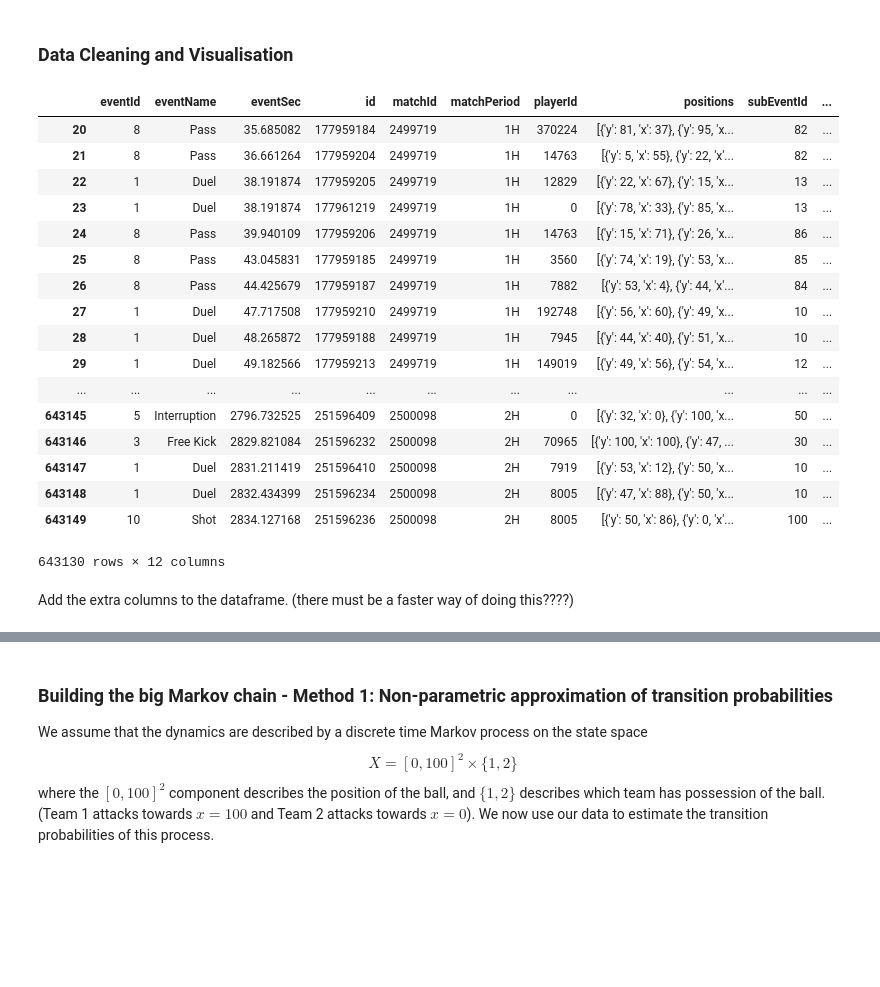
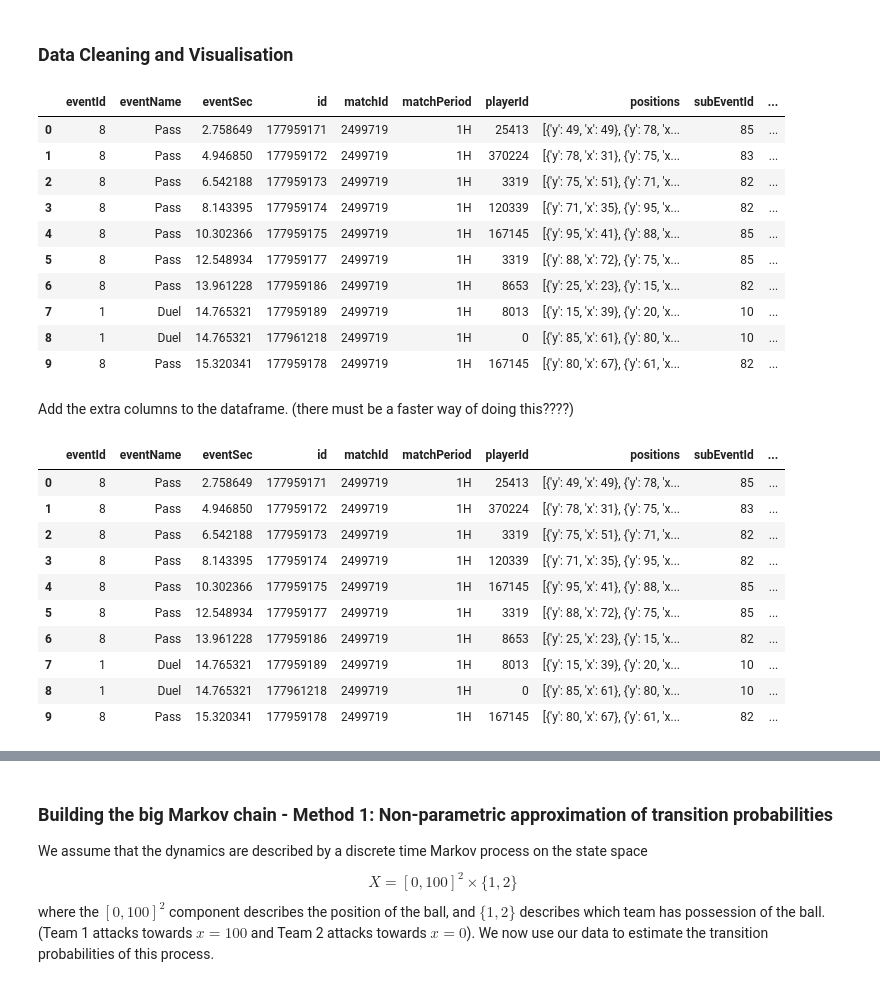
Before and after one commit to gdc17/football-markov-modelling, a Jupyter notebook: football_markov.ipynb, the cells around one changed output, grey strips where cells are left out. Cells and saved outputs as stored; diff of their text form; code cells hidden in the pictures; blank space fills up the shorter version.

```diff
--- a/football_markov.ipynb
+++ b/football_markov.ipynb
@@ -17,27 +17,20 @@ matches = pd.read_json("data/matches/matches_England.json")
 events = pd.read_json("data/events/events_England.json")
 teams = pd.read_json("data/teams.json")
 # %%
-# look at the events data
-events[20:]
+# look at the format of events data
+events[0:10]
 # %% [output]
 |  | eventId | eventName | eventSec | id | matchId | matchPeriod | playerId | positions | subEventId | ... |
-| 20 | 8 | Pass | 35.685082 | 177959184 | 2499719 | 1H | 370224 | [{'y': 81, 'x': 37}, {'y': 95, 'x... | 82 | ... |
-| 21 | 8 | Pass | 36.661264 | 177959204 | 2499719 | 1H | 14763 | [{'y': 5, 'x': 55}, {'y': 22, 'x'... | 82 | ... |
-| 22 | 1 | Duel | 38.191874 | 177959205 | 2499719 | 1H | 12829 | [{'y': 22, 'x': 67}, {'y': 15, 'x... | 13 | ... |
-| 23 | 1 | Duel | 38.191874 | 177961219 | 2499719 | 1H | 0 | [{'y': 78, 'x': 33}, {'y': 85, 'x... | 13 | ... |
-| 24 | 8 | Pass | 39.940109 | 177959206 | 2499719 | 1H | 14763 | [{'y': 15, 'x': 71}, {'y': 26, 'x... | 86 | ... |
-| 25 | 8 | Pass | 43.045831 | 177959185 | 2499719 | 1H | 3560 | [{'y': 74, 'x': 19}, {'y': 53, 'x... | 85 | ... |
-| 26 | 8 | Pass | 44.425679 | 177959187 | 2499719 | 1H | 7882 | [{'y': 53, 'x': 4}, {'y': 44, 'x'... | 84 | ... |
-| 27 | 1 | Duel | 47.717508 | 177959210 | 2499719 | 1H | 192748 | [{'y': 56, 'x': 60}, {'y': 49, 'x... | 10 | ... |
-| 28 | 1 | Duel | 48.265872 | 177959188 | 2499719 | 1H | 7945 | [{'y': 44, 'x': 40}, {'y': 51, 'x... | 10 | ... |
-| 29 | 1 | Duel | 49.182566 | 177959213 | 2499719 | 1H | 149019 | [{'y': 49, 'x': 56}, {'y': 54, 'x... | 12 | ... |
-| ... | ... | ... | ... | ... | ... | ... | ... | ... | ... | ... |
-| 643145 | 5 | Interruption | 2796.732525 | 251596409 | 2500098 | 2H | 0 | [{'y': 32, 'x': 0}, {'y': 100, 'x... | 50 | ... |
-| 643146 | 3 | Free Kick | 2829.821084 | 251596232 | 2500098 | 2H | 70965 | [{'y': 100, 'x': 100}, {'y': 47, ... | 30 | ... |
-| 643147 | 1 | Duel | 2831.211419 | 251596410 | 2500098 | 2H | 7919 | [{'y': 53, 'x': 12}, {'y': 50, 'x... | 10 | ... |
-| 643148 | 1 | Duel | 2832.434399 | 251596234 | 2500098 | 2H | 8005 | [{'y': 47, 'x': 88}, {'y': 50, 'x... | 10 | ... |
-| 643149 | 10 | Shot | 2834.127168 | 251596236 | 2500098 | 2H | 8005 | [{'y': 50, 'x': 86}, {'y': 0, 'x'... | 100 | ... |
+| 0 | 8 | Pass | 2.758649 | 177959171 | 2499719 | 1H | 25413 | [{'y': 49, 'x': 49}, {'y': 78, 'x... | 85 | ... |
+| 1 | 8 | Pass | 4.946850 | 177959172 | 2499719 | 1H | 370224 | [{'y': 78, 'x': 31}, {'y': 75, 'x... | 83 | ... |
+| 2 | 8 | Pass | 6.542188 | 177959173 | 2499719 | 1H | 3319 | [{'y': 75, 'x': 51}, {'y': 71, 'x... | 82 | ... |
+| 3 | 8 | Pass | 8.143395 | 177959174 | 2499719 | 1H | 120339 | [{'y': 71, 'x': 35}, {'y': 95, 'x... | 82 | ... |
+| 4 | 8 | Pass | 10.302366 | 177959175 | 2499719 | 1H | 167145 | [{'y': 95, 'x': 41}, {'y': 88, 'x... | 85 | ... |
+| 5 | 8 | Pass | 12.548934 | 177959177 | 2499719 | 1H | 3319 | [{'y': 88, 'x': 72}, {'y': 75, 'x... | 85 | ... |
+| 6 | 8 | Pass | 13.961228 | 177959186 | 2499719 | 1H | 8653 | [{'y': 25, 'x': 23}, {'y': 15, 'x... | 82 | ... |
+| 7 | 1 | Duel | 14.765321 | 177959189 | 2499719 | 1H | 8013 | [{'y': 15, 'x': 39}, {'y': 20, 'x... | 10 | ... |
+| 8 | 1 | Duel | 14.765321 | 177961218 | 2499719 | 1H | 0 | [{'y': 85, 'x': 61}, {'y': 80, 'x... | 10 | ... |
+| 9 | 8 | Pass | 15.320341 | 177959178 | 2499719 | 1H | 167145 | [{'y': 80, 'x': 67}, {'y': 61, 'x... | 82 | ... |
-643130 rows × 12 columns
 # %%
 # extracts ball positions so that the home team attacks towards x=100. Also extract possession
 def label_xy_coord_poss(row):
@@ -78,6 +71,21 @@ events["x_coord"] = events["x_coord"].where((events["eventName"] != "Save attemp
                                             | (events["poss"] == 2), 0)
 events["y_coord"] = events["y_coord"].where(events["eventName"] != "Save attempt", 50)
 events["x_coord"] = events['x_coord'].where((events['subEventName'] != 'Goal kick') | (events['poss'] == 1),100)
+# %%
+# look at the data-frame with addiitonal columns and corrections
+events[0:10]
+# %% [output]
+|  | eventId | eventName | eventSec | id | matchId | matchPeriod | playerId | positions | subEventId | ... |
+| 0 | 8 | Pass | 2.758649 | 177959171 | 2499719 | 1H | 25413 | [{'y': 49, 'x': 49}, {'y': 78, 'x... | 85 | ... |
+| 1 | 8 | Pass | 4.946850 | 177959172 | 2499719 | 1H | 370224 | [{'y': 78, 'x': 31}, {'y': 75, 'x... | 83 | ... |
+| 2 | 8 | Pass | 6.542188 | 177959173 | 2499719 | 1H | 3319 | [{'y': 75, 'x': 51}, {'y': 71, 'x... | 82 | ... |
+| 3 | 8 | Pass | 8.143395 | 177959174 | 2499719 | 1H | 120339 | [{'y': 71, 'x': 35}, {'y': 95, 'x... | 82 | ... |
+| 4 | 8 | Pass | 10.302366 | 177959175 | 2499719 | 1H | 167145 | [{'y': 95, 'x': 41}, {'y': 88, 'x... | 85 | ... |
+| 5 | 8 | Pass | 12.548934 | 177959177 | 2499719 | 1H | 3319 | [{'y': 88, 'x': 72}, {'y': 75, 'x... | 85 | ... |
+| 6 | 8 | Pass | 13.961228 | 177959186 | 2499719 | 1H | 8653 | [{'y': 25, 'x': 23}, {'y': 15, 'x... | 82 | ... |
+| 7 | 1 | Duel | 14.765321 | 177959189 | 2499719 | 1H | 8013 | [{'y': 15, 'x': 39}, {'y': 20, 'x... | 10 | ... |
+| 8 | 1 | Duel | 14.765321 | 177961218 | 2499719 | 1H | 0 | [{'y': 85, 'x': 61}, {'y': 80, 'x... | 10 | ... |
+| 9 | 8 | Pass | 15.320341 | 177959178 | 2499719 | 1H | 167145 | [{'y': 80, 'x': 67}, {'y': 61, 'x... | 82 | ... |
 # %%
 # Plots the time-series of the x coordinate of the ball for a given match
 K = np.random.randint(0, 600000);
```
Also changed, not shown: parts of 8 cells of this notebook.
